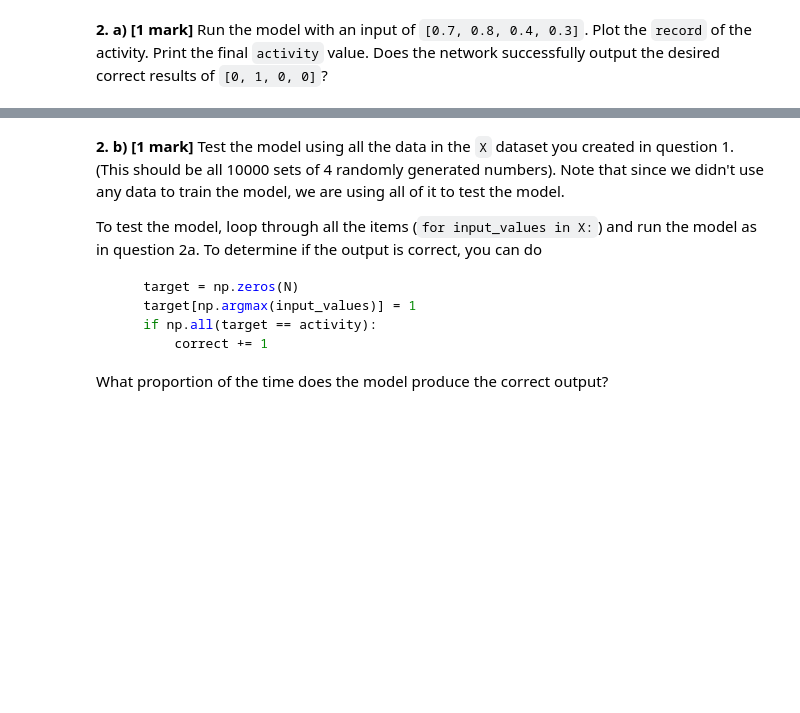
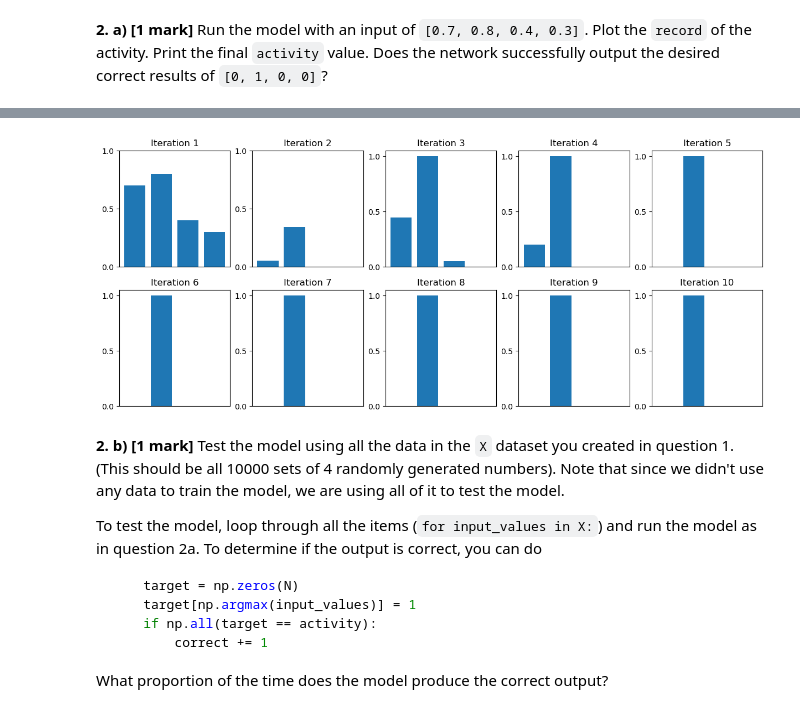
Before and after one commit to kateharvey/SYDE552, a Jupyter notebook: Assignments/20829173-syde552-assignment4.ipynb, the cells around one changed output, grey strips where cells are left out. Drawn from its saved outputs; the diff is of its cells as text; code cells hidden in the pictures; blank space fills up the shorter version.

```diff
--- a/Assignments/20829173-syde552-assignment4.ipynb
+++ b/Assignments/20829173-syde552-assignment4.ipynb
@@ -383,2 +372,14 @@ NameError: name 'input_values' is not defined
 # %% [markdown]
 **2. a) [1 mark]**  Run the model with an input of `[0.7, 0.8, 0.4, 0.3]`.  Plot the `record` of the activity.  Print the final `activity` value.  Does the network successfully output the desired correct results of `[0, 1, 0, 0]`?
+# %%
+record = []                   # for recording the activity values
+activity = np.zeros(N)        # neurons are not active initially
+input_values = [0.7, 0.8, 0.4, 0.3]
+
+for i in range(10):
+    # the new neuron value is the old value times the weight matrix (for the neurons inhibiting/exciting each other), plus the input benig added.
+    # we also clip the neurons so their activity doesn't go below 0 or above 1
+    activity = np.clip(input_values + w @ activity, 0, 1)
+    record.append(activity)
+
+print(f'Final activity: {record[-1]}')
@@ -385,3 +391,20 @@ NameError: name 'input_values' is not defined
+# %%
+# plot record:
+plt.subplots(2, 5, figsize=(15,6))
+xticks = [0, 1, 2, 3]
+xtick_labels = [0, 1, 2, 3]
+w = 0.8
+
+for i in range(len(record)):
+    plt.subplot(2, 5, 1+i)
+    plt.title(f'Iteration {i+1}')
+    plt.bar(xticks, record[i], width=w)
+    plt.xticks([])
+    plt.yticks([0, 0.5, 1])
+
+plt.show()
+# %% [output]
+[figure, added]
 # %% [markdown]
 **2. b) [1 mark]**  Test the model using all the data in the `X` dataset you created in question 1.  (This should be all 10000 sets of 4 randomly generated numbers).  Note that since we didn't use any data to train the model, we are using all of it to test the model.
 
```
Also changed, not shown: parts of 12 cells of this notebook.
